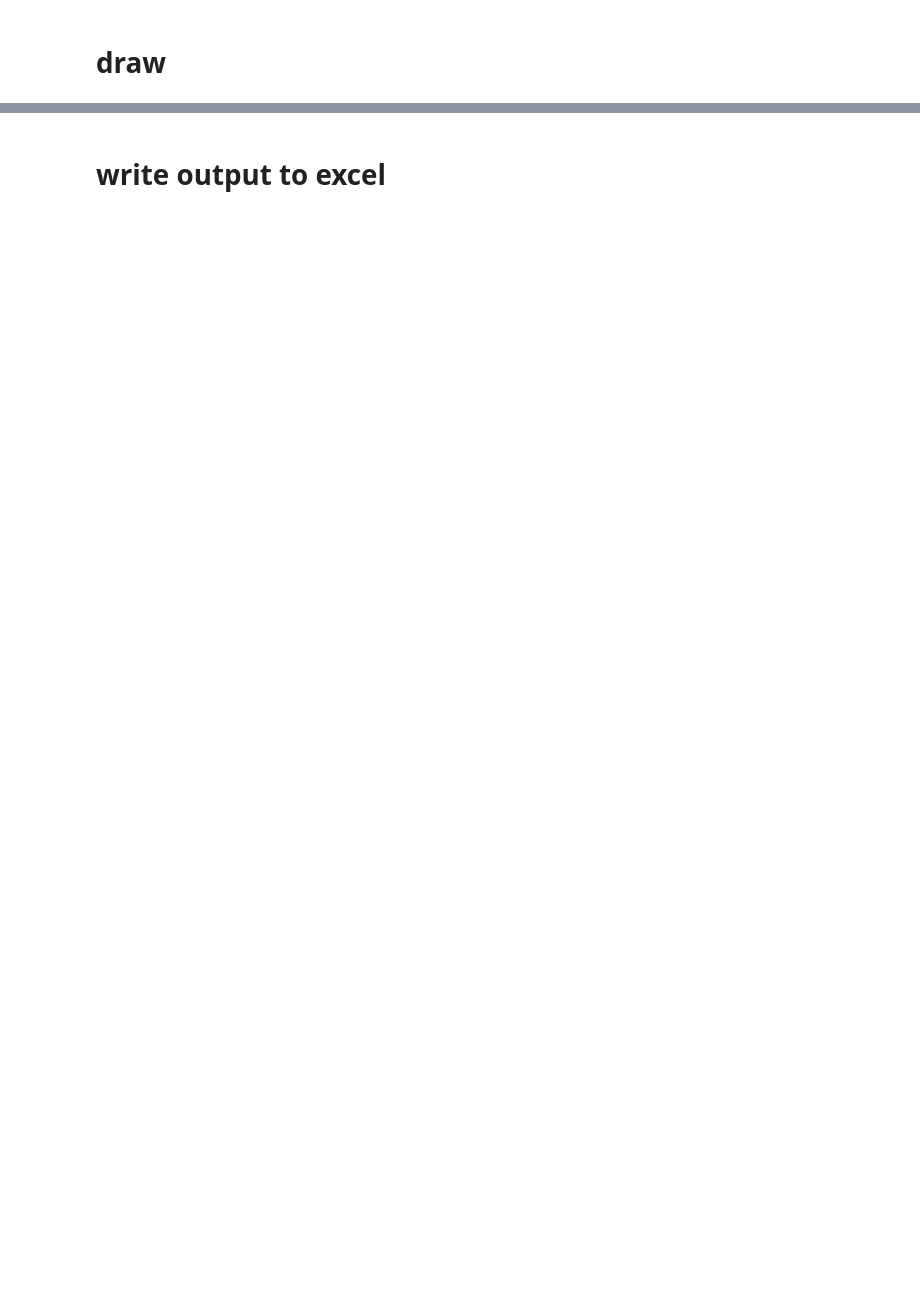
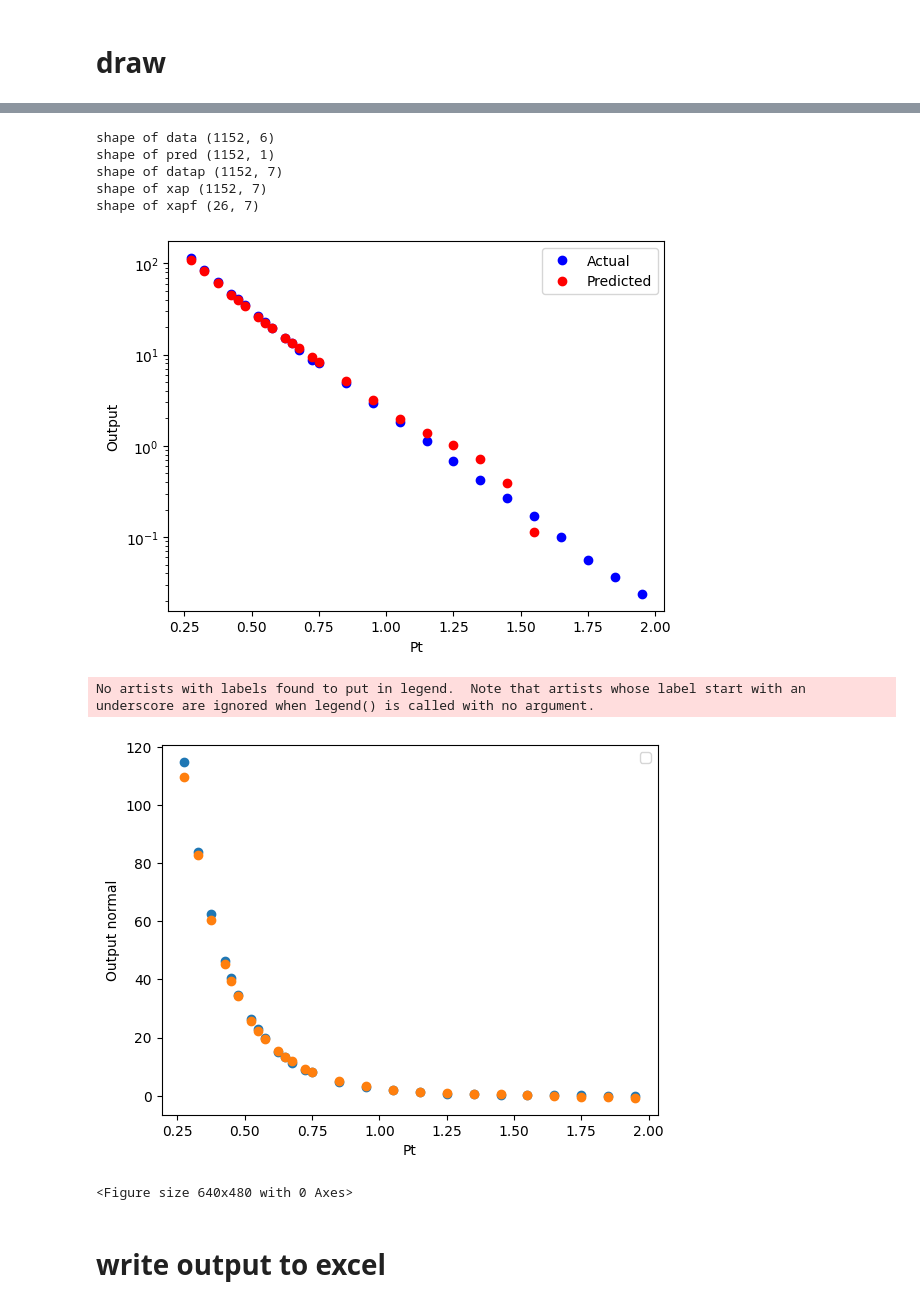
Before and after one commit to ahmed-eda/ANN, a Jupyter notebook: jup.ipynb, the cells around one changed output, grey strips where cells are left out. Cells and saved outputs as stored; diff of their text form; code cells hidden in the pictures; blank space fills up the shorter version.

```diff
--- a/jup.ipynb
+++ b/jup.ipynb
@@ -59,0 +74,13 @@ y = data['Spectrum']
+# %%
+# Normalize the input
+from sklearn.preprocessing import RobustScaler
+# Create a RobustScaler object
+scaler = RobustScaler()
+# Fit the scaler to the input data and transform it
+X_normalized = scaler.fit_transform(X)
+# Print the normalized input data
+print('X_normalized')
+print(X_normalized)
+X_train = X_normalized
+print('X_train')
+print(X_train)
@@ -99,8 +137,8 @@ model.add(Dense(1))
 # compile the model
 # %%
 # Compile the model with Levenberg-Marquardt optimizer
-optimizer = RMSprop(learning_rate=0.001, rho=0.001,)
-model.compile(loss='mean_squared_error', optimizer=optimizer)
+""" optimizer = RMSprop(learning_rate=0.001, rho=0.001,)
+model.compile(loss='mean_squared_error', optimizer=optimizer) """
 #model.compile(loss='mse', optimizer='adam')
 #model.compile(loss='binary_crossentropy', optimizer='adam', metrics=['accuracy'])
 #model.compile(loss='mse', optimizer='adam', metrics=['accuracy'])
@@ -109,5 +149,6 @@ model.compile(loss='mean_squared_error', optimizer=optimizer)
 # %%
 # Train the model
 #model.fit(X, y, epochs=100, batch_size=32, validation_split=0.2)
-model.fit(X_train, y, epochs=100, batch_size=16)
+
+""" model.fit(X_train, y, epochs=100, batch_size=16) """
 # %% [output]
@@ -261,3 +208,52 @@ plt.show()
+# %%
+# for drawing in 2d i choose Pt as x-axis
+error = data['Spectrum'] - predictions['predictions']
+error = error.to_frame('error')
+print('shape of data' , data.shape)
+print('shape of pred' , predictions.shape)
+datap = pd.concat([data,predictions],axis=1)
+print('shape of datap',datap.shape)
+
+# xap : data
+xap = pd.DataFrame(datap)
+# xapf : xap after filteration
+xapf= pd.DataFrame(datap)
+xapf = xapf[xapf['s']==7.7]
+xapf = xapf[xapf['N part']==337]
+print('shape of xap',xap.shape)
+print('shape of xapf',xapf.shape)
+
+# Plot the data and predictions
+
+plt.semilogy(xapf['Pt'], xapf['Spectrum']   ,'bo', label='Actual')
+plt.semilogy(xapf['Pt'], xapf['predictions'],'ro', label='Predicted')
+#plt.scatter(xapf['Pt'], xapf['Spectrum'])
+#plt.scatter(xapf['Pt'], xapf['predictions'])
+plt.xlabel('Pt')
+plt.ylabel('Output')
+plt.legend()
+plt.show()
+plt.savefig(nameFigImg)
+
+# Plot the data and predictions
+
+plt.scatter(xapf['Pt'], xapf['Spectrum'])
+plt.scatter(xapf['Pt'], xapf['predictions'])
+plt.xlabel('Pt')
+plt.ylabel('Output normal')
+plt.legend()
+plt.show()
+plt.savefig('fig_in3'+'-normal'+'.png')
+# %% [output]
+shape of data (1152, 6)
+shape of pred (1152, 1)
+shape of datap (1152, 7)
+shape of xap (1152, 7)
+shape of xapf (26, 7)
+[figure, added]
+No artists with labels found to put in legend.  Note that artists whose label start with an underscore are ignored when legend() is called with no argument.
+[figure, added]
+<Figure size 640x480 with 0 Axes>
 # %% [markdown]
 # write output to excel
 # %%
```
Also changed, not shown: parts of 21 cells of this notebook, 7 other files.
